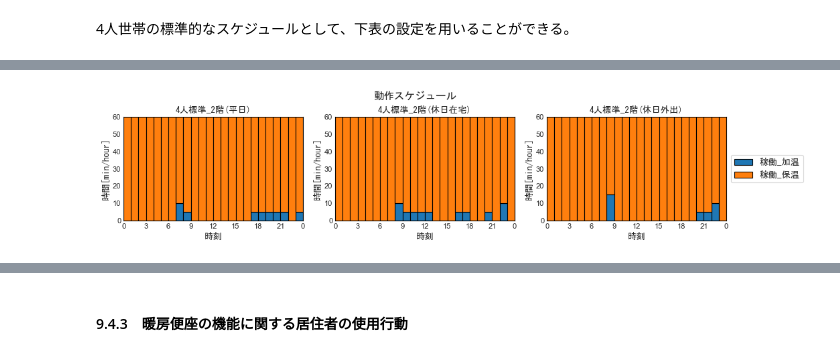
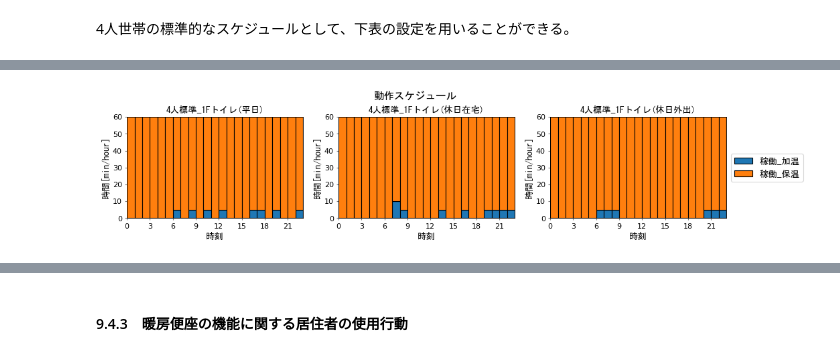
Before and after one commit to HiromiHabara/Jiritsu-EnergyUseOfApp, a Jupyter notebook: toiletseat.ipynb, the cells around one changed output, grey strips where cells are left out. Drawn from its saved outputs; the diff is of its cells as text; code cells hidden in the pictures.

Commit message:
Simpify the wey tp drawi charts
グラフ出力を簡易化。

```diff
--- a/toiletseat.ipynb
+++ b/toiletseat.ipynb
@@ -1121,7 +1123,7 @@ Spec = {
 |稼働時間_保温[\* 60 s] | 60| 60| 60| 60| 60| 60| 60| 60| 45| 60| 60| 60| 60| 60| 60| 60| 60| 60| 60| 60| 55| 55| 50| 60|
 # %%
 Schedule= {
-    '1F' : {
+    'Schedule00' : {
         'Weekdays' : {
             'opg_ht' : [0]*6    +[300]*1  +[0]*1    +[300]*1  +[0]*1    + [300]*1  +[0]*1    +[300]*1  +[0]*3    +[300]*2  +[0]*1    +[300]*1  +[0]*2    +[300]*2,
             'opg_kp' : [3600]*6 +[3300]*1 +[3600]*1 +[3300]*1 +[3600]*1 + [3300]*1 +[3600]*1 +[3300]*1 +[3600]*3 +[3300]*2 +[3600]*1 +[3300]*1 +[3600]*2 +[3300]*2
@@ -1135,7 +1137,7 @@ Schedule= {
             'opg_kp' : [3600]*6 +[3300]*3 +[3600]*11 +[3300]*4
         }
     },
-     '2F' : {
+     'Schedule01' : {
         'Weekdays' : {
             'opg_ht' :  [0]*7    +[600]*1  +[300]*1  +[0]*8    +[300]*5  +[0]*1    +[300]*1,
             'opg_kp' :  [3600]*7 +[3000]*1 +[3300]*1 +[3600]*8 +[3300]*5 +[3600]*1 +[3300]*1
@@ -1260,9 +1155,58 @@ plot_hourly_bar_chart('動作スケジュール',
-# %%
-# 機器動作スケジュールの確認
-plot_hourly_bar_chart('動作スケジュール',
-                      Schedule['2F'],
-                      '4人標準_2階',
-                      {'opg_ht':'稼働_加温', 'opg_kp':'稼働_保温'},
-                       '時間[min/hour]', 0, 60, 10, 1/60)
-# %% [output]
-[figure, removed]
+# %%
+# 機器動作スケジュールの確認
+chart_title = '動作スケジュール'
+schedule_name = ('Schedule00','4人標準_1Fトイレ')
+time_use_types = [ ('Weekdays','平日'), ('Holidays_st','休日在宅'), ('Holidays_go','休日外出') ]
+app_status_types = [ ('opg_ht','稼働_加温'),  ('opg_kp','稼働_保温') ]
+
+y_value_sets = Schedule[schedule_name[0]]
+
+
+# サブプロットの作成
+plt.figure(figsize=(12, 3), dpi=80)
+
+# サブプロットのタイトル
+plt.suptitle(chart_title, fontdict={'fontproperties':fp}, fontsize=14)
+
+for i, time_use_type in enumerate(time_use_types):
+    # サブプロットの指定
+    ax = plt.subplot2grid((1, 3), (0, i))
+    # グラフのタイル
+    ax.set_title(schedule_name[1] +'(' + time_use_type[1] + ')' , fontdict={'fontproperties':fp})
+
+    # x軸の値
+    x_value = [k for k in range(24)]
+    # y軸の値
+    y_values = y_value_sets[time_use_type[0]]
+
+    for j, app_status_type in enumerate(app_status_types):
+        y_value = np.array(y_values[app_status_type[0]]) / 60
+        if j == 0:
+            ax.bar(x_value, y_value, align='edge', width=1.0, edgecolor='black', label=app_status_type[1])
+            y_bottom = y_value
+        else:
+            ax.bar(x_value, y_value, align='edge', width=1.0, edgecolor='black', label=app_status_type[1], bottom=y_bottom)
+            y_bottom = y_value
+
+    # x軸の設定
+    ax.set_xlabel('時刻', fontdict={'fontproperties':fp})
+    ax.set_xticks(np.arange(0, 25, 3), minor=False)
+    ax.set_xbound(lower=0, upper=23)
+    # y軸の設定
+    ax.set_ylabel('時間[min/hour]', fontdict={'fontproperties':fp})
+    ax.set_yticks(np.arange(0, 70, 10), minor=False)
+    ax.set_ybound(lower=0, upper=60)
+    # 目盛りの設定
+    ax.grid(which='major', color='lightgray', alpha=0.5, linestyle='-')
+    ax.tick_params(direction='out', length=3, width=1, color='gray')
+    ax.set_axisbelow(True)
+
+# 凡例
+plt.legend(loc='center left', bbox_to_anchor=(1, 0.5), borderaxespad=0.5, frameon=True,  prop=fp)
+
+# グラフの重なりを解消
+plt.tight_layout()
+plt.subplots_adjust(top=0.82)
+plt.show()
+# %% [output]
+[figure, added]
```
Also changed, not shown: parts of 21 cells of this notebook, 16 other files.
